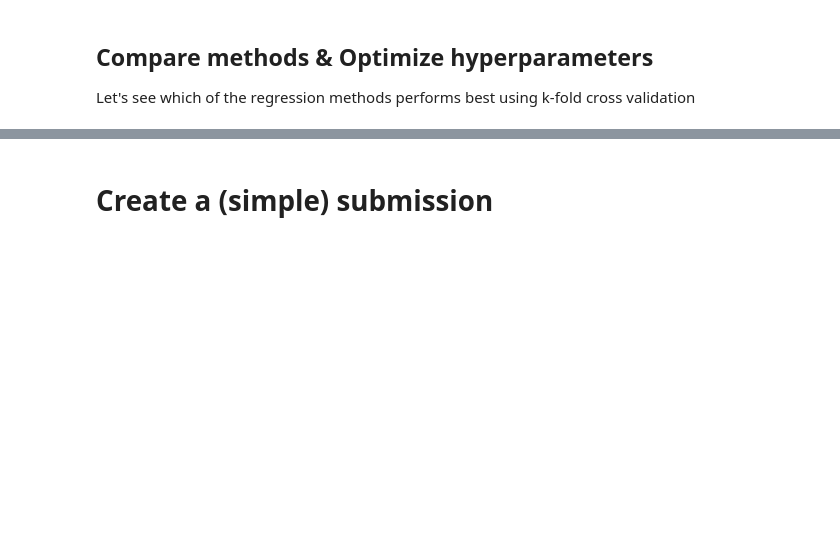
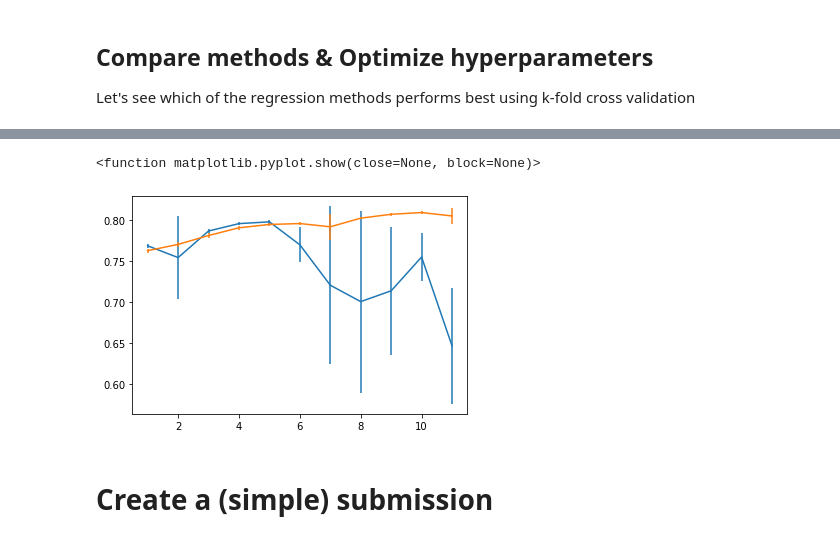
Before and after one commit to CRefice/ML_course, a Jupyter notebook: projects/project1/scripts/project1.ipynb, the cells around one changed output, grey strips where cells are left out. Cells and saved outputs as stored; diff of their text form; code cells hidden in the pictures; blank space fills up the shorter version.

```diff
--- a/projects/project1/scripts/project1.ipynb
+++ b/projects/project1/scripts/project1.ipynb
@@ -219,3 +259,19 @@ Degree 2: [0.700479994585618, 0.0006361664576700189]
+# %%
+x = range(1,12)
+
+ls_y = ls[1:12,0]
+ls_e = ls[1:12,1]
+
+rr_y = rr[1:12,0]
+rr_e = rr[1:12,1]
+
+plt.errorbar(x,ls_y,ls_e)
+plt.errorbar(x,rr_y,rr_e)
+
+plt.show
+# %% [output]
+<function matplotlib.pyplot.show(close=None, block=None)>
+[figure, added]
 # %% [markdown]
 # Create a (simple) submission
 # %%
```
Also changed, not shown: parts of 13 cells of this notebook, 3 other files.
